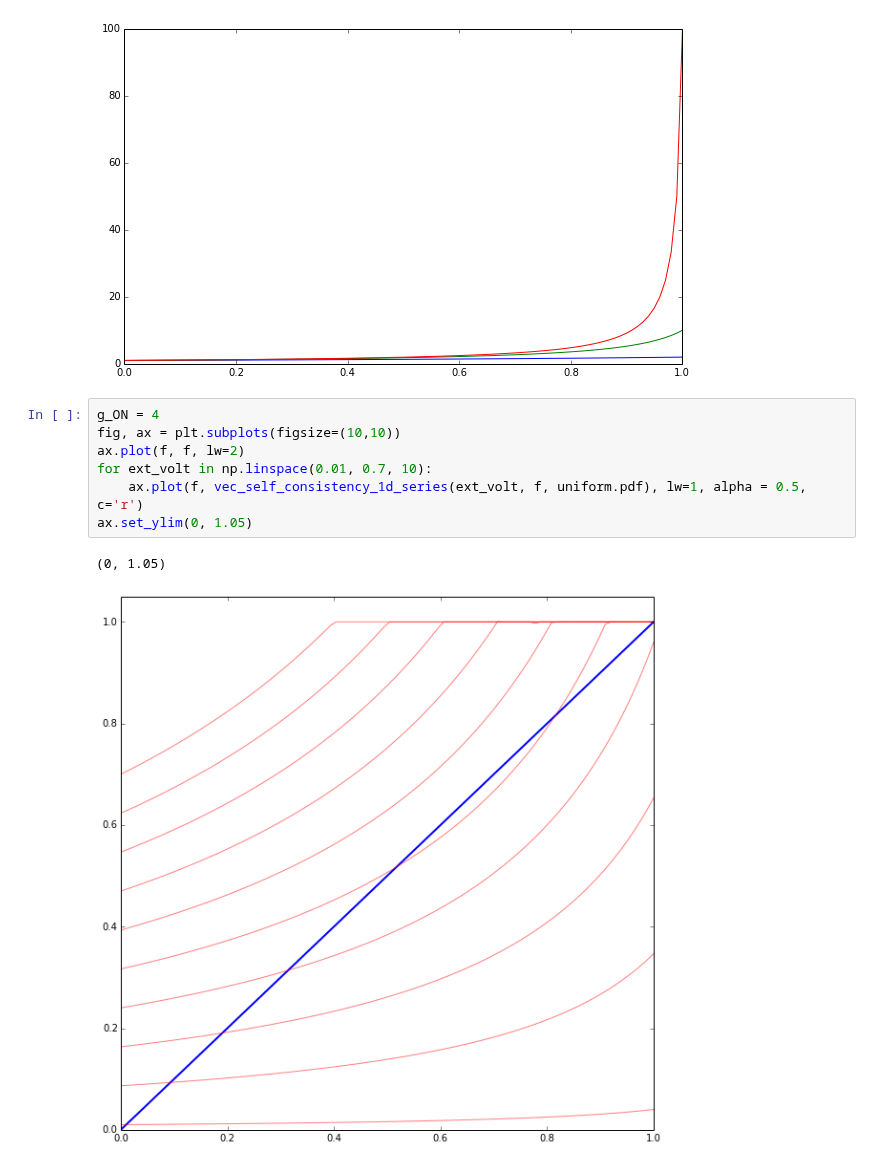
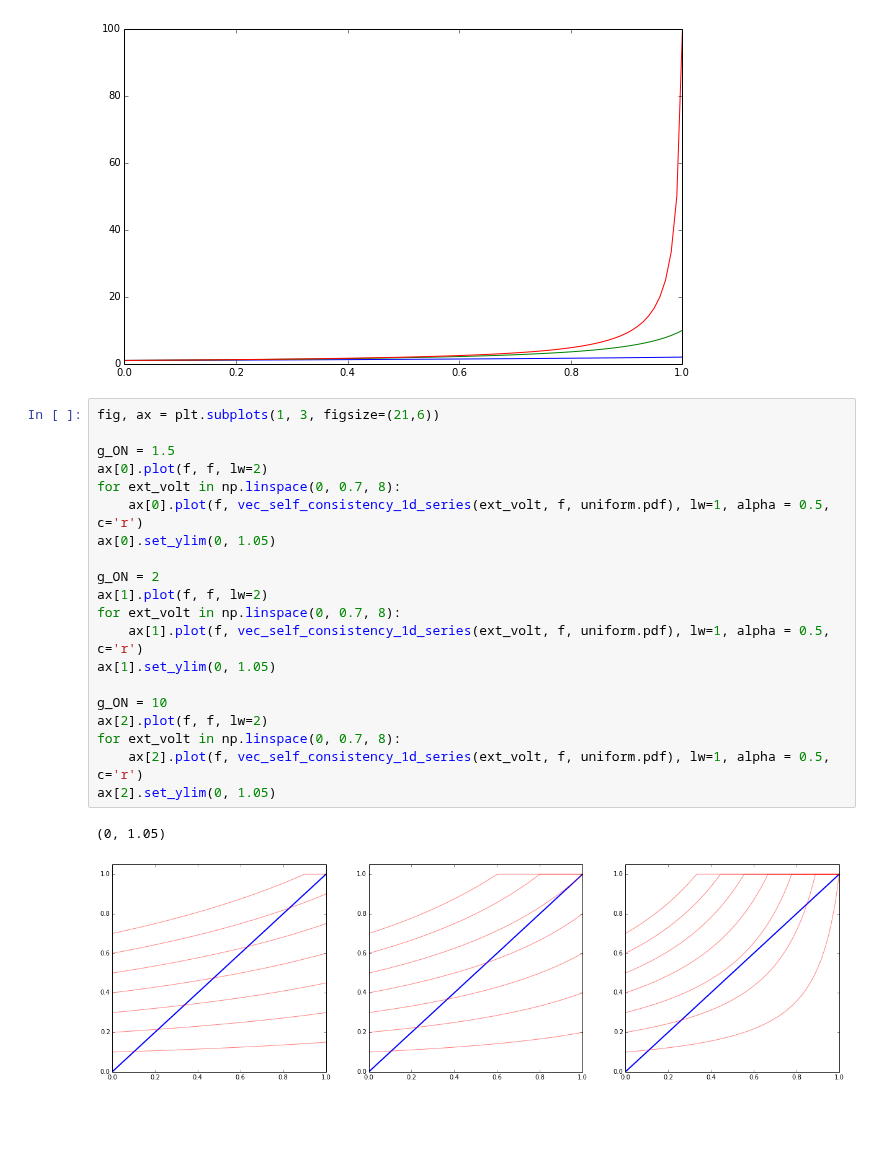
Before and after one commit to forrestsheldon/memNets, a Jupyter notebook: Mean_Field_Theory.ipynb, the cells around one changed output. Cells and saved outputs as stored; diff of their text form; blank space fills up the shorter version.

Commit message:
Added figures for 1d

```diff
--- a/Mean_Field_Theory.ipynb
+++ b/Mean_Field_Theory.ipynb
@@ -145,13 +145,26 @@ ax.plot(f, current_1d(f, 1))
 # %% [output]
 [<matplotlib.lines.Line2D at 0x...>]
 [figure]
-# %%
-g_ON = 4
-fig, ax = plt.subplots(figsize=(10,10))
-ax.plot(f, f, lw=2)
-for ext_volt in np.linspace(0.01, 0.7, 10):
-    ax.plot(f, vec_self_consistency_1d_series(ext_volt, f, uniform.pdf), lw=1, alpha = 0.5, c='r')
-ax.set_ylim(0, 1.05)
-# %% [output]
-(0, 1.05)
-[figure, removed]
+# %%
+fig, ax = plt.subplots(1, 3, figsize=(21,6))
+
+g_ON = 1.5
+ax[0].plot(f, f, lw=2)
+for ext_volt in np.linspace(0, 0.7, 8):
+    ax[0].plot(f, vec_self_consistency_1d_series(ext_volt, f, uniform.pdf), lw=1, alpha = 0.5, c='r')
+ax[0].set_ylim(0, 1.05)
+
+g_ON = 2
+ax[1].plot(f, f, lw=2)
+for ext_volt in np.linspace(0, 0.7, 8):
+    ax[1].plot(f, vec_self_consistency_1d_series(ext_volt, f, uniform.pdf), lw=1, alpha = 0.5, c='r')
+ax[1].set_ylim(0, 1.05)
+
+g_ON = 10
+ax[2].plot(f, f, lw=2)
+for ext_volt in np.linspace(0, 0.7, 8):
+    ax[2].plot(f, vec_self_consistency_1d_series(ext_volt, f, uniform.pdf), lw=1, alpha = 0.5, c='r')
+ax[2].set_ylim(0, 1.05)
+# %% [output]
+(0, 1.05)
+[figure, added]
```
